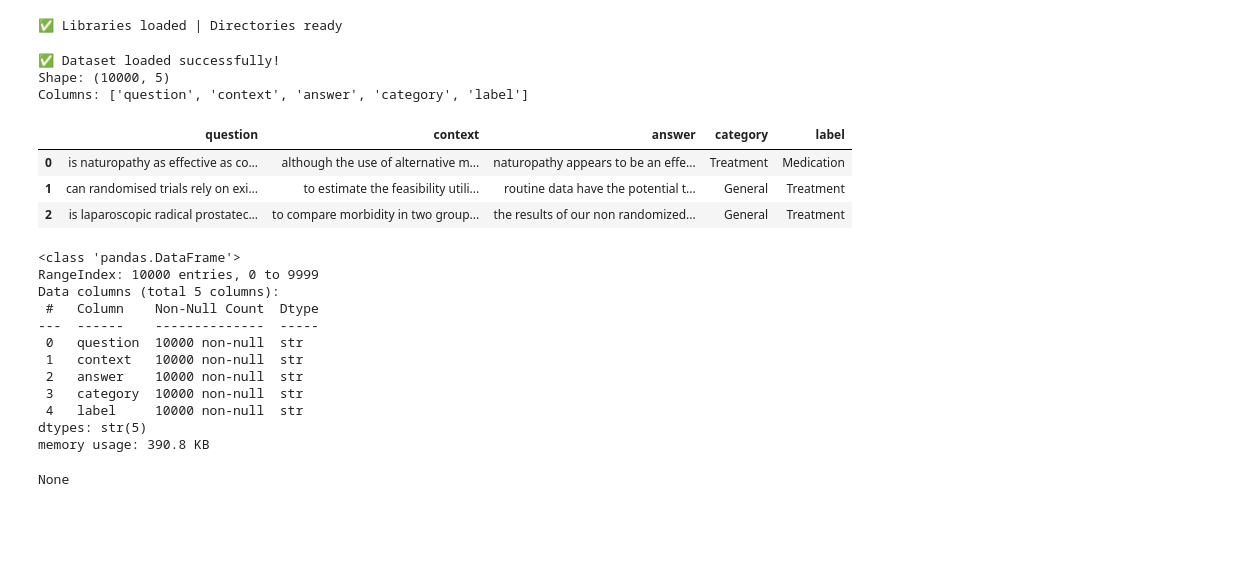
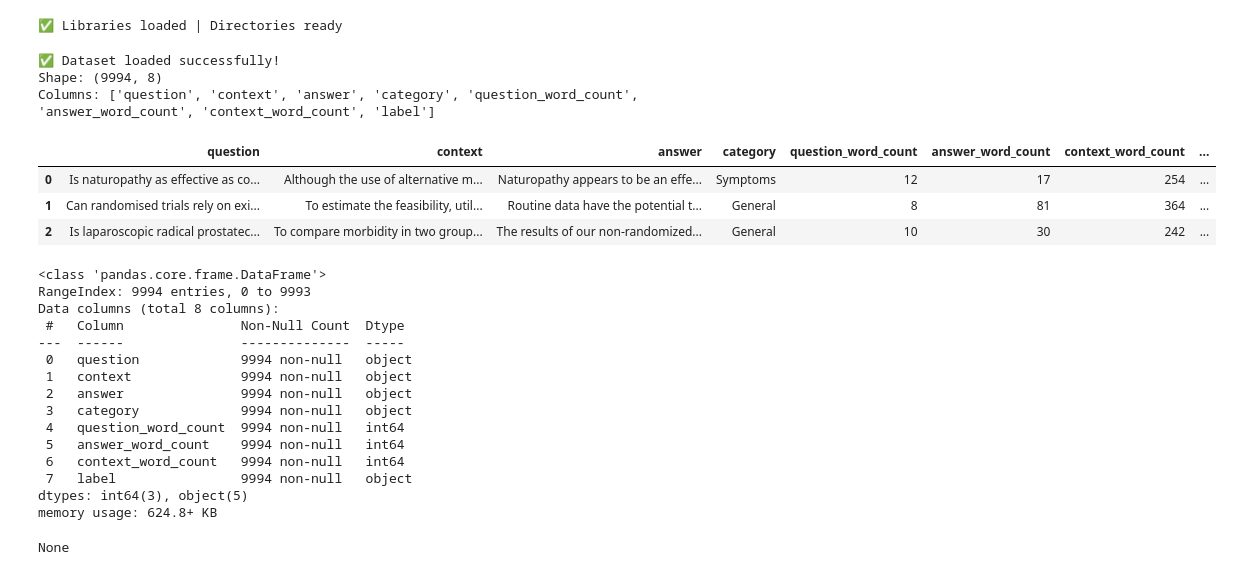
Before and after one commit to AbdelrahmanMatrix/Healthcare-RAG-Powered-Medical-QA-Assistant, a Jupyter notebook: notebooks/03_eda.ipynb, the cells around one changed output. Cells and saved outputs as stored; diff of their text form; code cells hidden in the pictures; blank space fills up the shorter version.

```diff
--- a/notebooks/03_eda.ipynb
+++ b/notebooks/03_eda.ipynb
@@ -23,34 +23,37 @@ print("✅ Libraries loaded | Directories ready")
 # %%
 
 # ==================== CELL 3: Load Data ====================
-data_path = 'pubmedqa_cleaned_Labled.csv'
+data_path = "../data/processed/pubmedqa_cleaned_Labeled.csv"
 df = pd.read_csv(data_path)
 
 print(f"✅ Dataset loaded successfully!")
 print(f"Shape: {df.shape}")
 print(f"Columns: {list(df.columns)}")
 display(df.head(3))
 display(df.info())
 # %% [output]
 ✅ Dataset loaded successfully!
-Shape: (10000, 5)
-Columns: ['question', 'context', 'answer', 'category', 'label']
+Shape: (9994, 8)
+Columns: ['question', 'context', 'answer', 'category', 'question_word_count', 'answer_word_count', 'context_word_count', 'label']
-|  | question | context | answer | category | label |
-| 0 | is naturopathy as effective as co... | although the use of alternative m... | naturopathy appears to be an effe... | Treatment | Medication |
-| 1 | can randomised trials rely on exi... | to estimate the feasibility utili... | routine data have the potential t... | General | Treatment |
-| 2 | is laparoscopic radical prostatec... | to compare morbidity in two group... | the results of our non randomized... | General | Treatment |
+|  | question | context | answer | category | question_word_count | answer_word_count | context_word_count | ... |
+| 0 | Is naturopathy as effective as co... | Although the use of alternative m... | Naturopathy appears to be an effe... | Symptoms | 12 | 17 | 254 | ... |
+| 1 | Can randomised trials rely on exi... | To estimate the feasibility, util... | Routine data have the potential t... | General | 8 | 81 | 364 | ... |
+| 2 | Is laparoscopic radical prostatec... | To compare morbidity in two group... | The results of our non-randomized... | General | 10 | 30 | 242 | ... |
-<class 'pandas.DataFrame'>
-RangeIndex: 10000 entries, 0 to 9999
-Data columns (total 5 columns):
- #   Column    Non-Null Count  Dtype
----  ------    --------------  -----
- 0   question  10000 non-null  str
- 1   context   10000 non-null  str
- 2   answer    10000 non-null  str
- 3   category  10000 non-null  str
- 4   label     10000 non-null  str
-dtypes: str(5)
-memory usage: 390.8 KB
+<class 'pandas.core.frame.DataFrame'>
+RangeIndex: 9994 entries, 0 to 9993
+Data columns (total 8 columns):
+ #   Column               Non-Null Count  Dtype
+---  ------               --------------  -----
+ 0   question             9994 non-null   object
+ 1   context              9994 non-null   object
+ 2   answer               9994 non-null   object
+ 3   category             9994 non-null   object
+ 4   question_word_count  9994 non-null   int64
+ 5   answer_word_count    9994 non-null   int64
+ 6   context_word_count   9994 non-null   int64
+ 7   label                9994 non-null   object
+dtypes: int64(3), object(5)
+memory usage: 624.8+ KB
 None
 # %%
 # ==================== CELL 4: Create Length Features (question, context, answer) ====================
```
Also changed, not shown: parts of 7 cells of this notebook, 3 other files.
